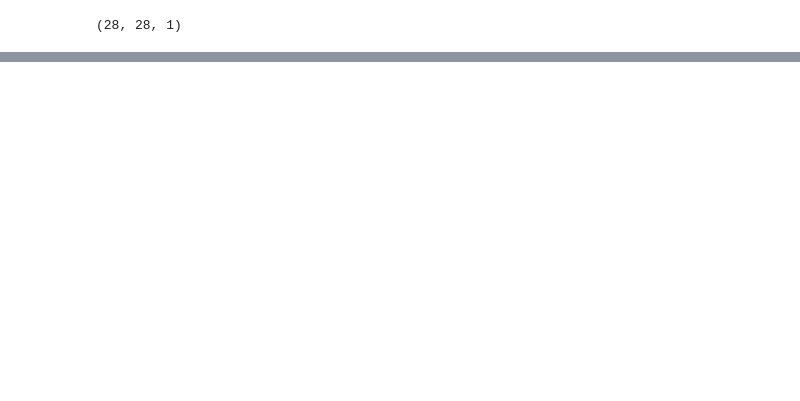
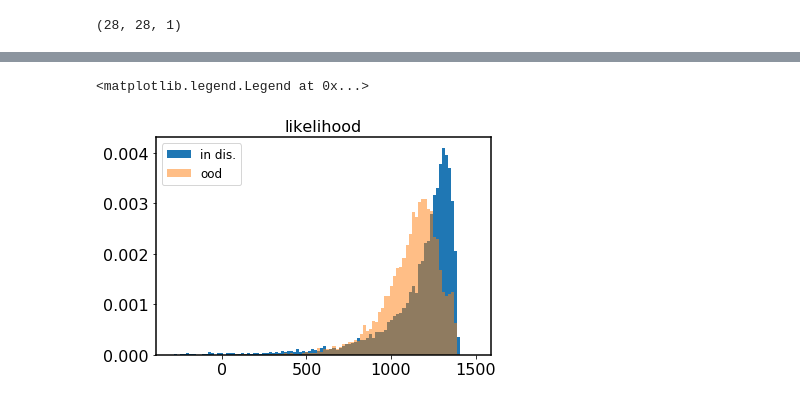
Before and after one commit to VMBoehm/PAE, a Jupyter notebook: notebooks/tf2/logp_eval_FMNIST.ipynb, the cells around one changed output, grey strips where cells are left out. Drawn from its saved outputs; the diff is of its cells as text; code cells hidden in the pictures; blank space fills up the shorter version.

```diff
--- a/notebooks/tf2/logp_eval_FMNIST.ipynb
+++ b/notebooks/tf2/logp_eval_FMNIST.ipynb
@@ -153,0 +246,8 @@ posteriors
+# %%
+plt.title('likelihood')
+_ = plt.hist(np.mean(likelihoods, axis=1),bins=100,density=True,range=(-300,1500),label='in dis.')
+_ = plt.hist(np.mean(likelihoods_ood, axis=1),bins=100,density=True, alpha=0.5,range=(-300,1500),label='ood')
+plt.legend()
+# %% [output]
+<matplotlib.legend.Legend at 0x...>
+[figure, added]
```
Also changed, not shown: parts of 16 cells of this notebook.
